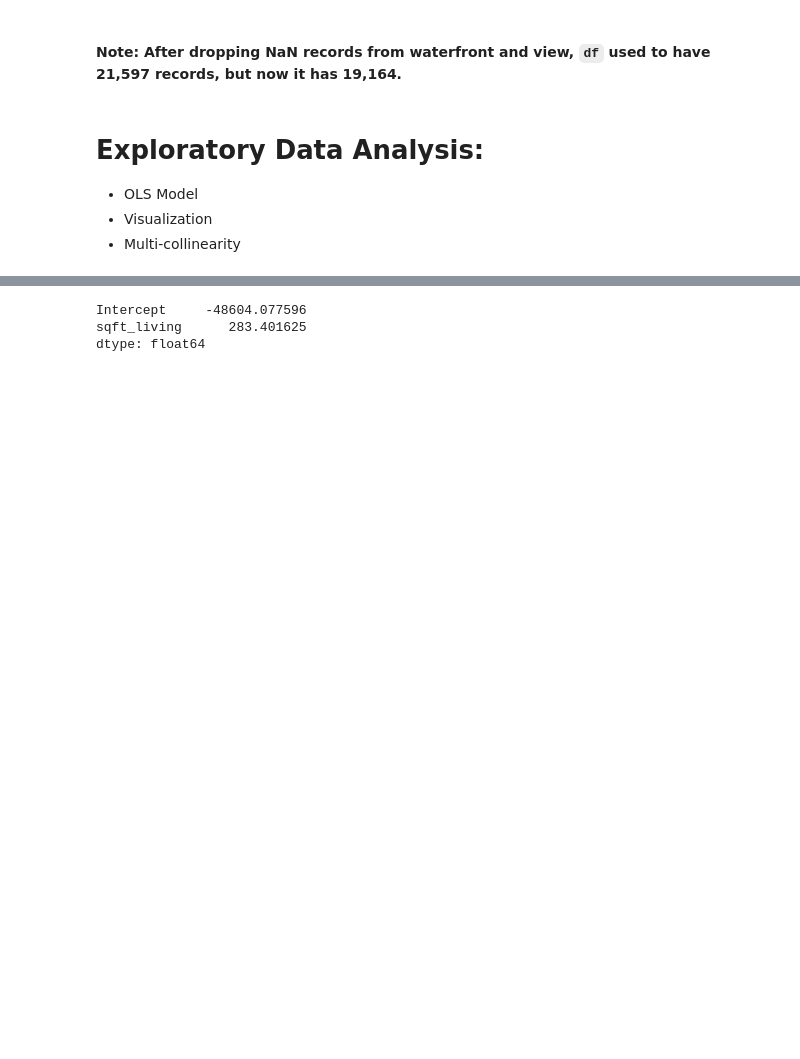
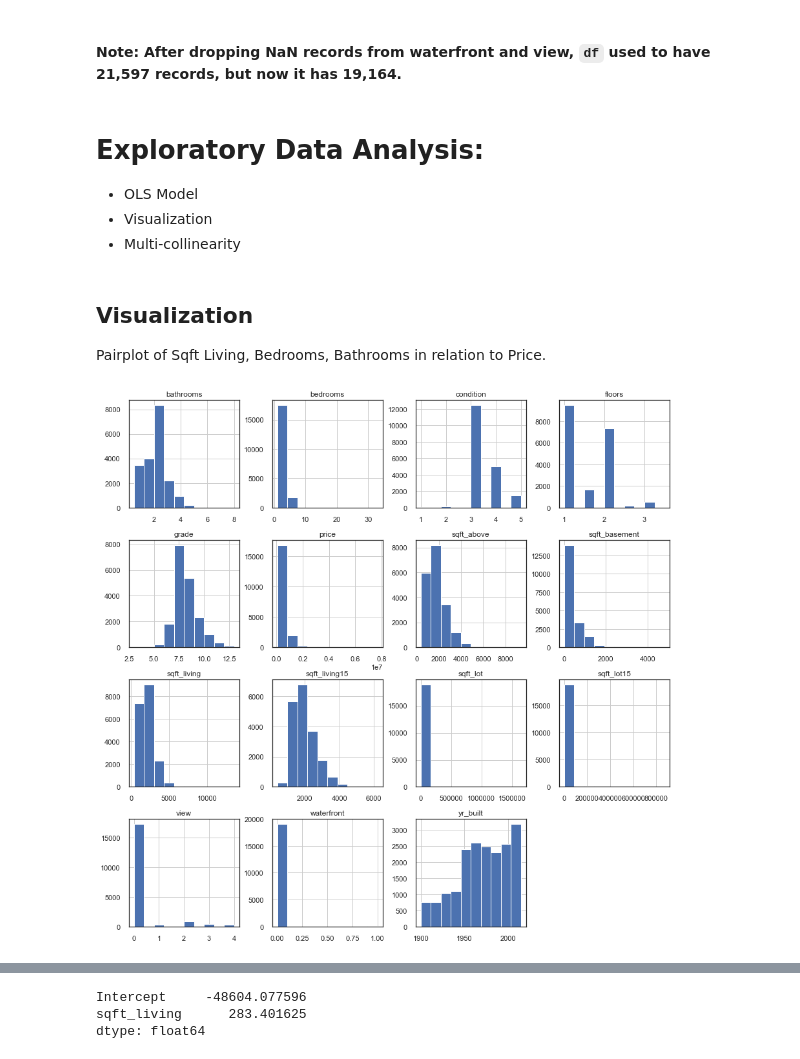
Before and after one commit to rokaandy/DS_Project1, a Jupyter notebook: Project1_Final_Draft.ipynb, the cells around one changed output, grey strips where cells are left out. Cells and saved outputs as stored; diff of their text form; code cells hidden in the pictures; blank space fills up the shorter version.

```diff
--- a/Project1_Final_Draft.ipynb
+++ b/Project1_Final_Draft.ipynb
@@ -131,0 +78,10 @@ memory usage: 2.8+ MB
+# %%
+'''King County DataFrame that Includes logs of various variables '''
+kc_data_full = pd.read_csv('kc_house_data.csv')
+kc_data_full['sqft_basement'] = kc_data_full['sqft_basement'].replace("?",0)
+kc_data_full = kc_data_full[~np.isnan(kc_data_full['waterfront'])]
+kc_data_full = kc_data_full[~np.isnan(kc_data_full['view'])]
+kc_data_full = kc_data_full.drop(['yr_renovated','lat','long'], axis=1)
+kc_data_full['sqft_basement'] = kc_data_full['sqft_basement'].astype(float)
+kc_data_full['zipcode'] = kc_data_full['zipcode'].astype(str)
+kc_data_full = kc_data_full.drop(['id'], axis=1)
@@ -136,3 +101,11 @@ memory usage: 2.8+ MB
 - OLS Model
 - Visualization
 - Multi-collinearity
+# %% [markdown]
+## Visualization
+
+Pairplot of Sqft Living, Bedrooms, Bathrooms in relation to Price.
+# %%
+_=kc_data_full.hist(figsize=(15,15))
+# %% [output]
+[figure, added]
```
Also changed, not shown: parts of 54 cells of this notebook, 1 other file.
